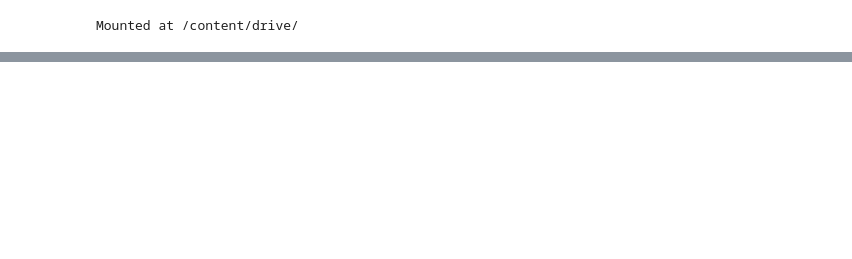
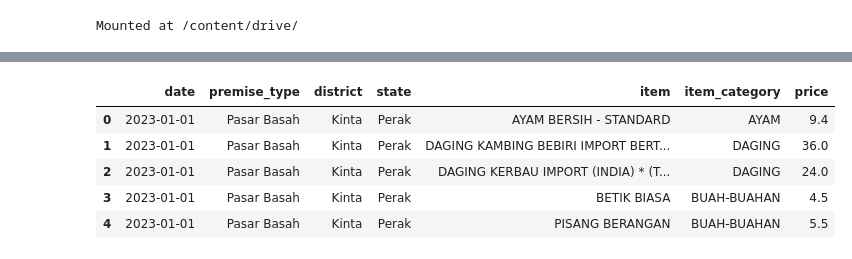
Before and after one commit to matyi101/price_catcher, a Jupyter notebook: price_catcher.ipynb, the cells around one changed output, grey strips where cells are left out. Drawn from its saved outputs; the diff is of its cells as text; code cells hidden in the pictures; blank space fills up the shorter version.

```diff
--- a/price_catcher.ipynb
+++ b/price_catcher.ipynb
@@ -116,0 +88,3 @@ Warning: total number of rows (41969757) exceeds max_rows (20000). Falling back
+# %%
+df_combine = combine.merge(items, on="item_code", how="left")
+df_combine
@@ -116,0 +106,10 @@ Warning: total number of rows (41969757) exceeds max_rows (20000). Falling back
+# %%
+df_reconstructed = df_combine[["date", "premise_type", "district","state","item","item_category","price"]]
+df_reconstructed.head()
+# %% [output]
+|  | date | premise_type | district | state | item | item_category | price |
+| 0 | 2023-01-01 | Pasar Basah | Kinta | Perak | AYAM BERSIH - STANDARD | AYAM | 9.4 |
+| 1 | 2023-01-01 | Pasar Basah | Kinta | Perak | DAGING KAMBING BEBIRI IMPORT BERT... | DAGING | 36.0 |
+| 2 | 2023-01-01 | Pasar Basah | Kinta | Perak | DAGING KERBAU IMPORT (INDIA) * (T... | DAGING | 24.0 |
+| 3 | 2023-01-01 | Pasar Basah | Kinta | Perak | BETIK BIASA | BUAH-BUAHAN | 4.5 |
+| 4 | 2023-01-01 | Pasar Basah | Kinta | Perak | PISANG BERANGAN | BUAH-BUAHAN | 5.5 |
```
Also changed, not shown: parts of 6 cells of this notebook.
